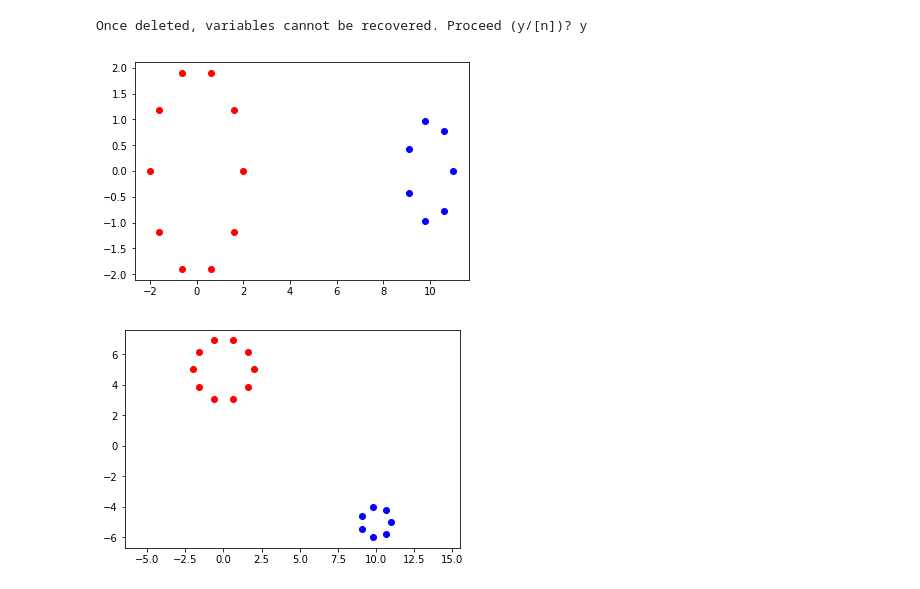
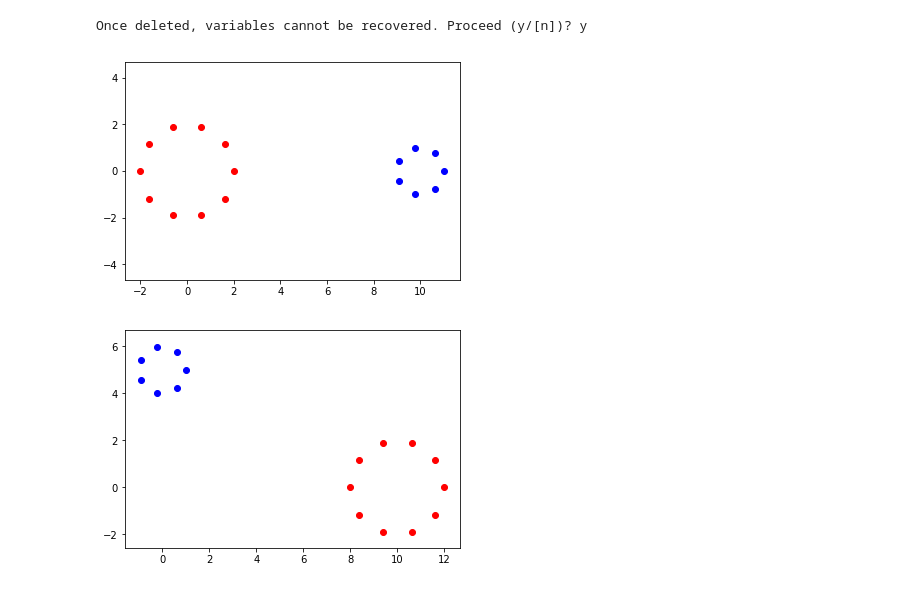
Before and after one commit to RosaKow/Masterthesis, a Jupyter notebook: defmod/Matching_Circles_globaltrans_graddesc.ipnby.ipynb, the cells around one changed output. Saved outputs shown, nothing was run; the diff lists cells and outputs as text; code cells hidden in the pictures.

```diff
--- a/defmod/Matching_Circles_globaltrans_graddesc.ipnby.ipynb
+++ b/defmod/Matching_Circles_globaltrans_graddesc.ipnby.ipynb
@@ -20,8 +23,8 @@ nb_pts1 = 10
 nb_pts2 = 7
 dim = 2
 
-o1 = torch.tensor([0,0]).float()
-o2 = torch.tensor([10,0]).float()
+o1 = torch.tensor([0.,0.])
+o2 = torch.tensor([10.,0.])
 origin = [o1,o2]
 r1 = 2
 r2 = 1
@@ -29,21 +32,22 @@ radius = [r1, r2]
 nb_pts = [nb_pts1, nb_pts2]
 source = mm.multipleCircles(origin, radius, nb_pts)
 
-origin_target = [[0,5], [10,-5]]
+origin_target = [[10., 0.], [0, 5.]]
 target = mm.multipleCircles(origin_target, radius, nb_pts)
 # %%
 plt.figure()
 plt.scatter(source[0][:, 0].detach().numpy(), source[0][:, 1].detach().numpy(), c='red')
 plt.scatter(source[1][:, 0].detach().numpy(), source[1][:, 1].detach().numpy(), c='blue')
+plt.axis('equal')
 
 plt.figure()
 plt.scatter(target[0][:, 0].detach().numpy(), target[0][:, 1].detach().numpy(), c='red')
 plt.scatter(target[1][:, 0].detach().numpy(), target[1][:, 1].detach().numpy(), c='blue')
 
 plt.axis('equal')
 plt.show()
 # %% [output]
-[figure, old version]
+[figure, new version]
-[figure, old version]
+[figure, new version]
 # %%
 # Defining the deformation modules
```
Also changed, not shown: parts of 14 cells of this notebook, 15 other files.
